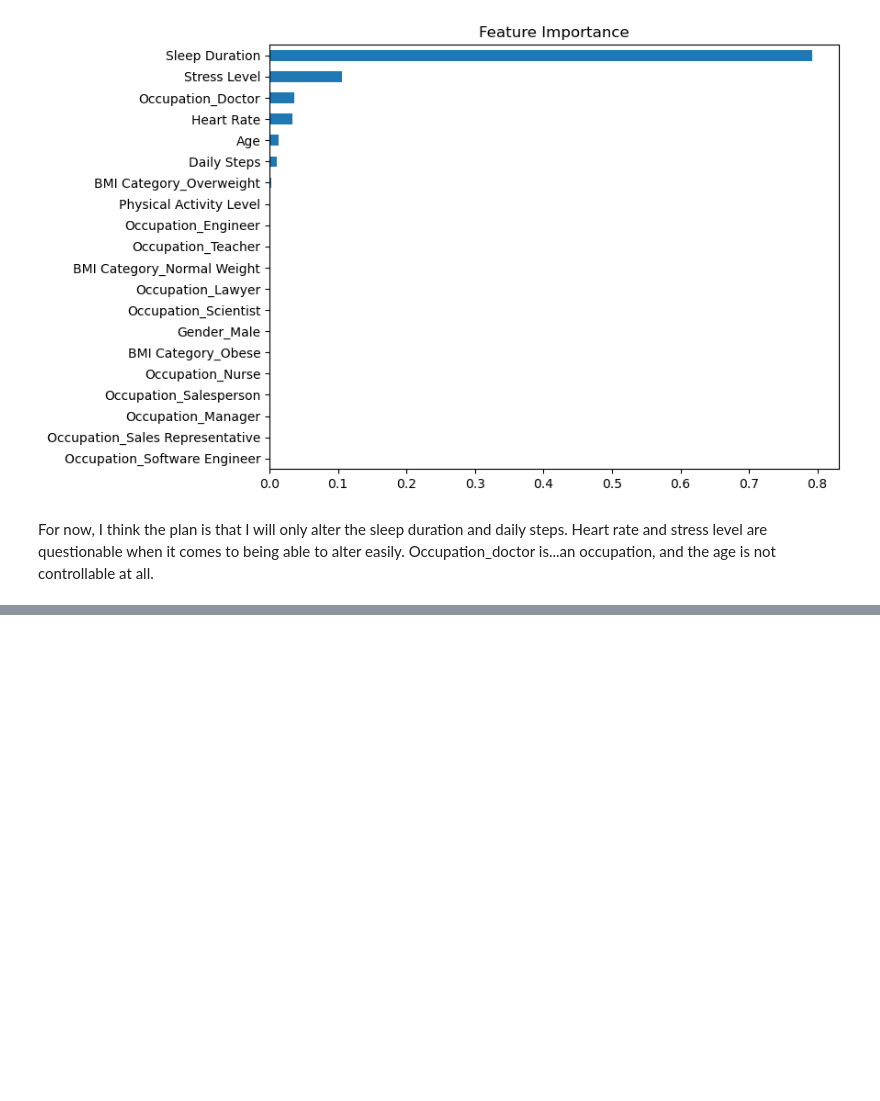
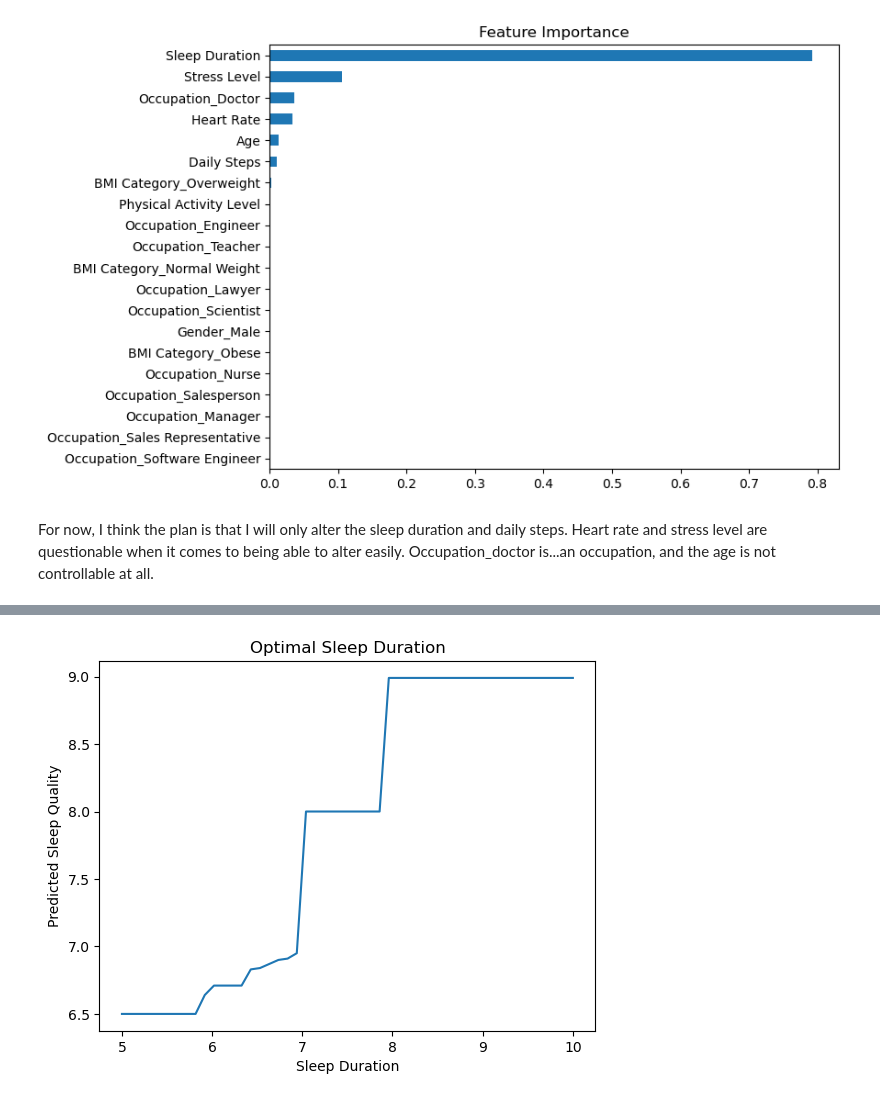
Before and after one commit to JJonKang/sleep-quality-check, a Jupyter notebook: explore.ipynb, the cells around one changed output, grey strips where cells are left out. Saved outputs shown, nothing was run; the diff lists cells and outputs as text; code cells hidden in the pictures; blank space fills up the shorter version.

Commit message:
Got plot for a user mean sample

```diff
--- a/explore.ipynb
+++ b/explore.ipynb
@@ -137,3 +139,6 @@ plt.show()
 For now, I think the plan is that I will only alter the sleep duration and daily steps.
 Heart rate and stress level are questionable when it comes to being able to alter easily.
 Occupation_doctor is...an occupation, and the age is not controllable at all.
+# %%
+user_profile = X.mean().to_frame().T
+print(user_profile)
@@ -139,0 +163,21 @@ Occupation_doctor is...an occupation, and the age is not controllable at all.
+# %%
+import numpy as np
+
+durations = np.linspace(5, 10, 50)
+
+scores = []
+
+for d in durations:
+    row = user_profile.copy()
+    row["Sleep Duration"] = d
+
+    score = model.predict(row)[0]
+    scores.append(score)
+# %%
+plt.plot(durations, scores)
+plt.xlabel("Sleep Duration")
+plt.ylabel("Predicted Sleep Quality")
+plt.title("Optimal Sleep Duration")
+plt.show()
+# %% [output]
+[figure, added]
```
Also changed, not shown: parts of 2 cells of this notebook.
